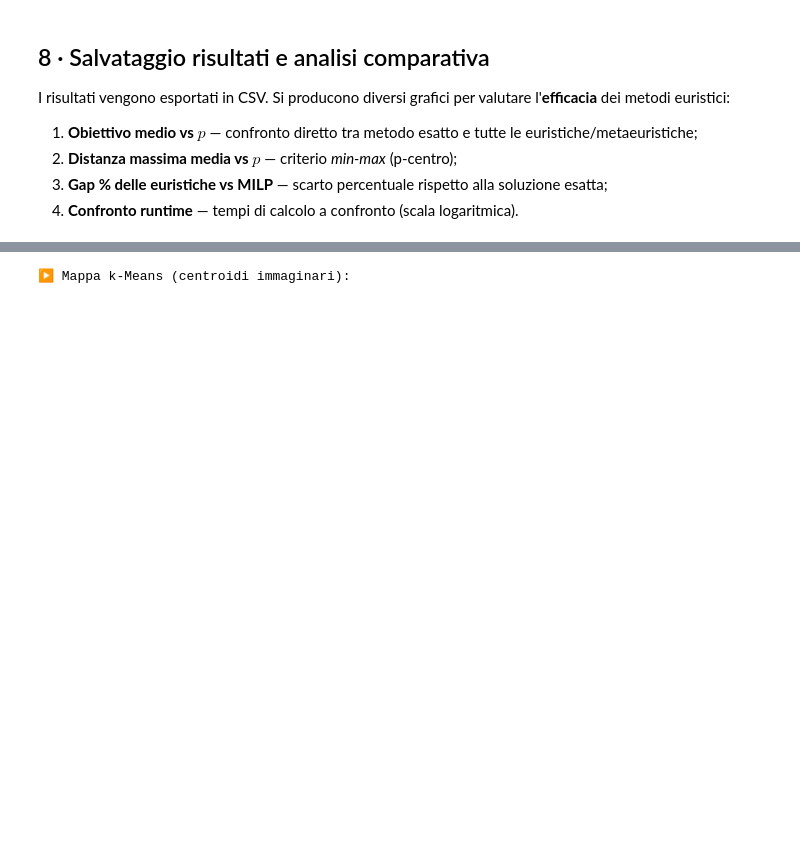
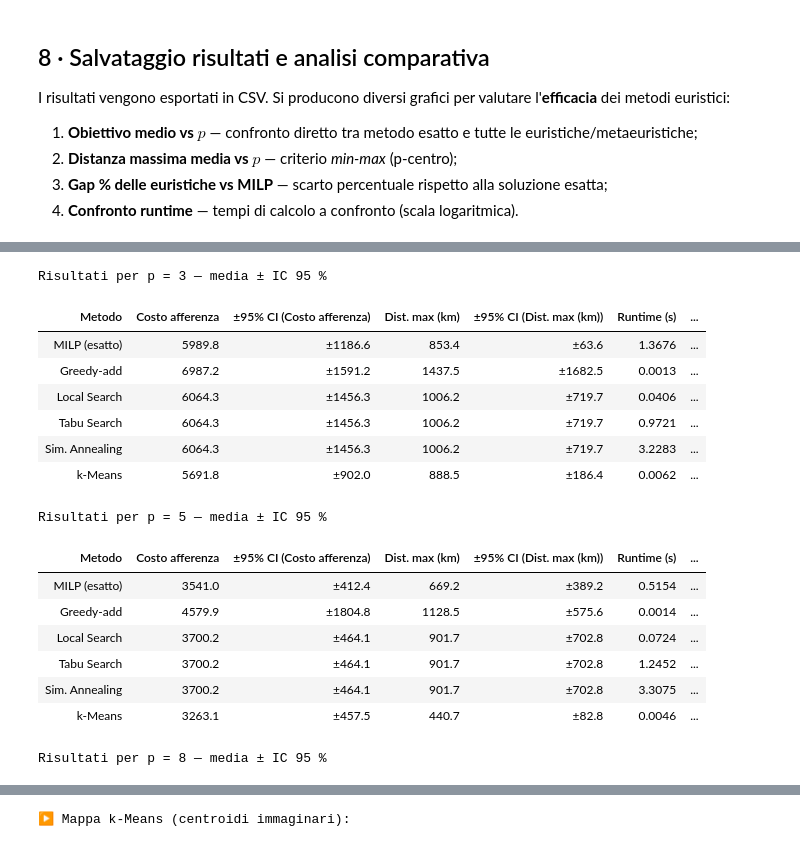
Before and after one commit to Leonard2310/pop-capacitated-pmedian, a Jupyter notebook: experiments.ipynb, the cells around one changed output, grey strips where cells are left out. Drawn from its saved outputs; the diff is of its cells as text; code cells hidden in the pictures; blank space fills up the shorter version.

Commit message:
Optimization and simplified graph and result visualization, enhanced comments

```diff
--- a/experiments.ipynb
+++ b/experiments.ipynb
@@ -1279,0 +1250,79 @@ Risultati salvati in results/results.csv
+# %%
+# ── Tabelle numeriche per ciascun valore di p (con IC 95 %) ───────
+from scipy import stats as _stats
+
+_metrics = ['objective', 'max_distance_km', 'runtime']
+_metric_labels = {
+    'objective': 'Costo afferenza',
+    'max_distance_km': 'Dist. max (km)',
+    'runtime': 'Runtime (s)',
+}
+
+for p_val in sorted(results_df['p'].unique()):
+    _table_rows = []
+    for m in METHOD_STYLE:
+        sub = results_df[(results_df['method'] == m) & (results_df['p'] == p_val)]
+        row = {'Metodo': METHOD_STYLE[m]['label']}
+        for metric in _metrics:
+            vals = sub[metric].dropna()
+            n = len(vals)
+            mu = vals.mean()
+            if n > 1:
+                sem = vals.std(ddof=1) / np.sqrt(n)
+                t_crit = _stats.t.ppf(0.975, df=n - 1)
+                ci = t_crit * sem
+            else:
+                ci = 0.0
+            row[_metric_labels[metric]] = mu
+            row[f'±95% CI ({_metric_labels[metric]})'] = ci
+        _table_rows.append(row)
+
+    df_p = pd.DataFrame(_table_rows)
+
+    # Evidenzia i minimi (migliori) per ogni metrica — colori per dark theme
+    def _highlight_best(s):
+        """Evidenzia il valore minimo della colonna con colore visibile su dark theme."""
+        is_min = s == s.min()
+        return ['background-color: #1a5e2a !important; color: #8fffb0 !important; font-weight: bold' if v else '' for v in is_min]
+
+    value_cols = list(_metric_labels.values())
+    styled = (df_p.style
+              .set_table_styles([
+                  {'selector': 'caption', 'props': [('font-weight', 'bold'), ('font-size', '14px'),
+                                                     ('margin-bottom', '8px'), ('color', '#e0e0e0')]},
+                  {'selector': 'th', 'props': [('background-color', '#2d2d2d'), ('color', '#e0e0e0'),
+                                                ('font-size', '11px')]},
+                  {'selector': 'td', 'props': [('font-size', '11px'), ('text-align', 'center'),
+                                                ('color', '#d0d0d0'), ('background-color', '#1e1e1e')]},
+              ])
+              .apply(_highlight_best, subset=value_cols)
+              .format({
+                  'Costo afferenza': '{:.1f}',
+                  '±95% CI (Costo afferenza)': '±{:.1f}',
+                  'Dist. max (km)': '{:.1f}',
+                  '±95% CI (Dist. max (km))': '±{:.1f}',
+                  'Runtime (s)': '{:.4f}',
+                  '±95% CI (Runtime (s))': '±{:.4f}',
+              })
+              .set_caption(f'Risultati per p = {p_val} — media ± IC 95 %')
+              .hide(axis='index'))
+    display(styled)
+    print()  # spacer between tables
+# %% [output]
+Risultati per p = 3 — media ± IC 95 %
+| Metodo | Costo afferenza | ±95% CI (Costo afferenza) | Dist. max (km) | ±95% CI (Dist. max (km)) | Runtime (s) | ... |
+| MILP (esatto) | 5989.8 | ±1186.6 | 853.4 | ±63.6 | 1.3676 | ... |
+| Greedy-add | 6987.2 | ±1591.2 | 1437.5 | ±1682.5 | 0.0013 | ... |
+| Local Search | 6064.3 | ±1456.3 | 1006.2 | ±719.7 | 0.0406 | ... |
+| Tabu Search | 6064.3 | ±1456.3 | 1006.2 | ±719.7 | 0.9721 | ... |
+| Sim. Annealing | 6064.3 | ±1456.3 | 1006.2 | ±719.7 | 3.2283 | ... |
+| k-Means | 5691.8 | ±902.0 | 888.5 | ±186.4 | 0.0062 | ... |
+Risultati per p = 5 — media ± IC 95 %
+| Metodo | Costo afferenza | ±95% CI (Costo afferenza) | Dist. max (km) | ±95% CI (Dist. max (km)) | Runtime (s) | ... |
+| MILP (esatto) | 3541.0 | ±412.4 | 669.2 | ±389.2 | 0.5154 | ... |
+| Greedy-add | 4579.9 | ±1804.8 | 1128.5 | ±575.6 | 0.0014 | ... |
+| Local Search | 3700.2 | ±464.1 | 901.7 | ±702.8 | 0.0724 | ... |
+| Tabu Search | 3700.2 | ±464.1 | 901.7 | ±702.8 | 1.2452 | ... |
+| Sim. Annealing | 3700.2 | ±464.1 | 901.7 | ±702.8 | 3.3075 | ... |
+| k-Means | 3263.1 | ±457.5 | 440.7 | ±82.8 | 0.0046 | ... |
+Risultati per p = 8 — media ± IC 95 %
```
Also changed, not shown: parts of 28 cells of this notebook, 1 other file.
